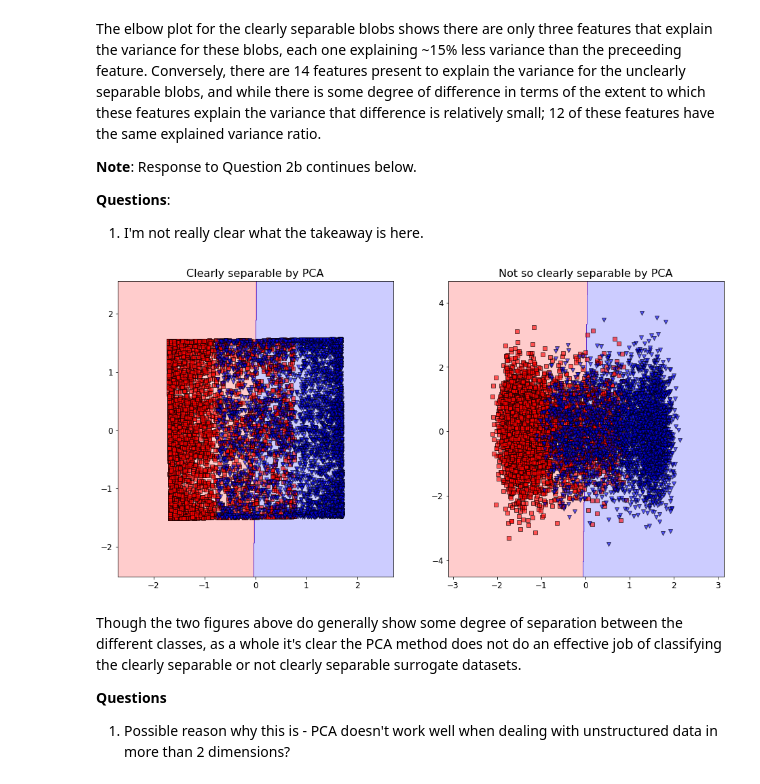
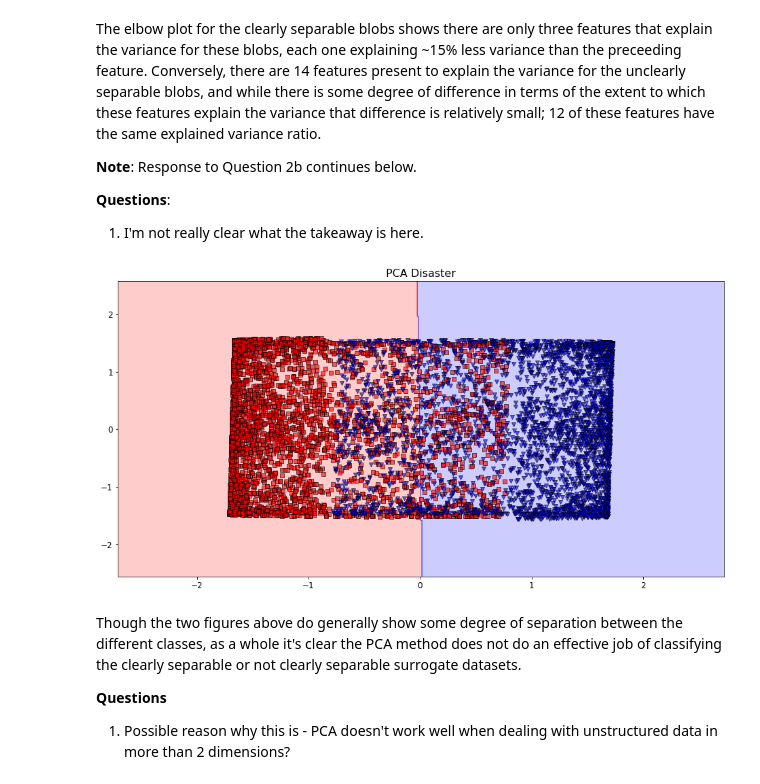
Before and after one commit to Estreuselito/Deus_ex_machina, a Jupyter notebook: Assignment 1.ipynb, the cells around one changed output. Cells and saved outputs as stored; diff of their text form; code cells hidden in the pictures.

```diff
--- a/Assignment 1.ipynb
+++ b/Assignment 1.ipynb
@@ -308,7 +302,7 @@ As shown above, a number of variables and functions are needed to solve the exer
 class SIRD:
 
     def __init__(self, N: int, I0: float, R0: float, D0: float, beta: float,
-                 gamma: float, mu: float, recovery_in_days: int,  days: int):
+                 gamma: float, mu: float, days: int):
         self.N = N
         self.S0 = N - I0 - R0 - D0
         self.I0 = I0
@@ -318,23 +312,13 @@ class SIRD:
         self.gamma = gamma
         self.mu = mu
         self.R_nought = beta / (gamma + mu)
-        self.recovery_in_days = recovery_in_days
         self.t = np.linspace(0, days, days)
 
     def _deriv(self, y, t, N, beta, gamma, mu):
         S, I, R, D = y
-        # dSdt = - contact rate * the susceptibles * infected / total population
-        # How many of the population is susceptible to the virus?
         dSdt = -beta * S * I / N
-        # dIdt = contact rate * susceptibles * infected / total population - recovery rate * infected -
-        # mortality rate * infected
-        # How many of the susceptibles will contract the virus?
         dIdt = beta * S * I / N - gamma * I - mu * I
-        # dRdt = recovery rate * infected
-        # How many of those that are infected recover excluded those that die?
         dRdt = gamma * I
-        # dDdt = mortility rate * infected
-        # How many of those that are infected will die?
         dDdt = mu * I
         return dSdt, dIdt, dRdt, dDdt
 
@@ -345,19 +329,18 @@ class SIRD:
                 self.t_1 = time
                 break
         if not subplot:
-            display(Markdown(rf"$R_e$ = 1 after {self.t_1} days!"))
+            display(Markdown(rf"$R_e$ <= 1 after {self.t_1} days!"))
 
     def _ode(self):
         y0 = self.S0, self.I0, self.R0, self.D0
         ret = odeint(self._deriv, y0, self.t, args=(self.N, self.beta, self.gamma, self.mu))
         self.S, self.I, self.R, self.D = ret.T
 
-    def _get_beta_gamma(self, R_nought, mu):
-        self.gamma = 1./self.recovery_in_days
+    def _get_beta(self, R_nought, mu):
         self.beta = R_nought*(self.gamma + mu)
 
     def plot_mu_bn_wrt_cd(self, R_nought, mu, subplot = True):
-        self._get_beta_gamma(R_nought, mu)
+        self._get_beta(R_nought, mu)
         self._ode()
         self._R_effective(subplot)
         self.fraction_deaths = self.D[-1]/self.N
@@ -374,8 +357,8 @@ class SIRD:
         ax.plot(self.t, self.D/self.N, alpha=0.5, lw=2, label='$D_{eath}$')
         ax.plot(self.t, self.R_nought*self.S/self.N, alpha=0.5, lw=2, label='$R_{effective}$')
         ax.plot(self.t, np.full(len(self.t), self.R_nought), alpha=0.5, lw=2, label='$R_{nought}$')
-        ax.set_xlabel('Time / days')
-        ax.set_ylabel('Fraction')
+        ax.set_xlabel('Time / Days')
+        ax.set_ylabel('Fraction of N')
         ax.set_ylim(0,2.2)
         ax.vlines(self.t_1, 0, 1, colors='k', linestyles='dashed')
         ax.yaxis.set_tick_params(length=0)
@@ -402,9 +385,9 @@ class SIRD:
 # %% [markdown]
 Now lets use this class, in order to instantiated it.
 # %%
-model = SIRD(N = 1, I0 = 0.2, R0 = 0, D0 = 0,
+model = SIRD(N = 1, I0 = 0.02, R0 = 0, D0 = 0,
             beta = 0.39, gamma = 0.15, mu = 0.01,
-            recovery_in_days = 14, days= 365)
+            days= 365)
 # %% [markdown]
 ## Answers
 ### a)
@@ -815,17 +791,11 @@ The elbow plot for the clearly separable blobs shows there are only three featur
 1) I'm not really clear what the takeaway is here.
 # %%
 plt.figure(figsize = (16, 8))
-
-plt.subplot(121)
 cs.plot_decision_regions()
-plt.title("Clearly separable by PCA")
-
-plt.subplot(122)
-uc.plot_decision_regions()
-plt.title("Not so clearly separable by PCA")
+plt.title("PCA Disaster")
 plt.show()
 # %% [output]
-[figure, old version]
+[figure, new version]
 # %% [markdown]
 Though the two figures above do generally show some degree of separation between the different classes, as a whole it's clear the PCA method does not do an effective job of classifying the clearly separable or not clearly separable surrogate datasets.
 
```
Also changed, not shown: parts of 43 cells of this notebook.
